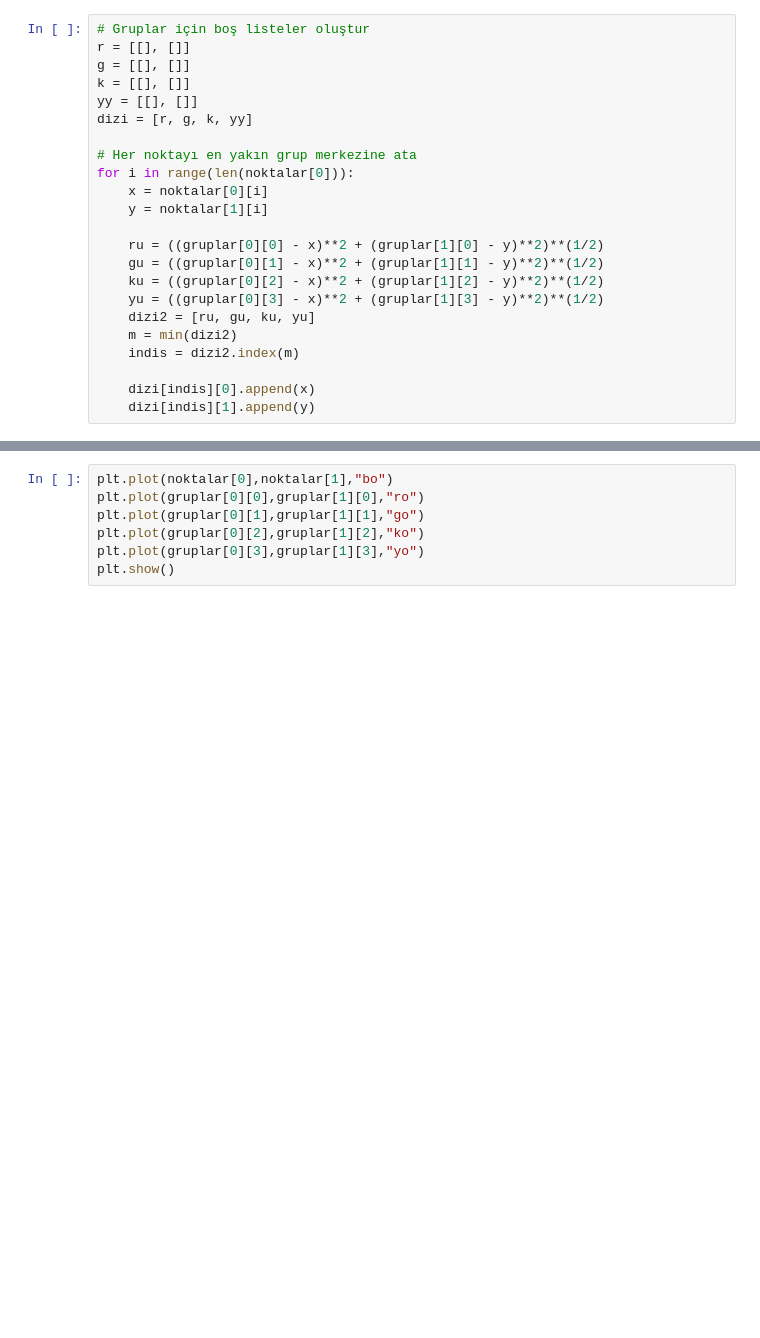
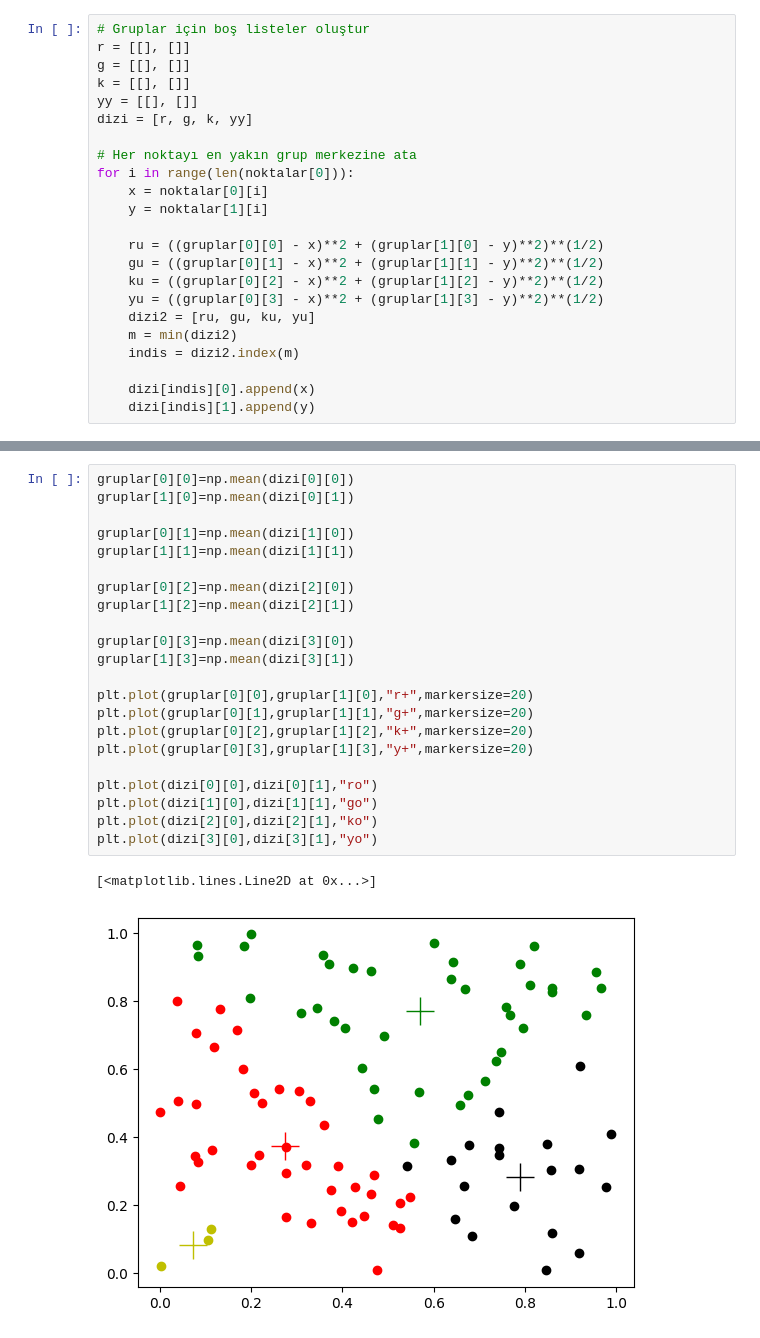
Before and after one commit to OmerFaruk-Celik/YapayZeka, a Jupyter notebook: K-Means.ipynb, the cells around one changed output, grey strips where cells are left out. Saved outputs shown, nothing was run; the diff lists cells and outputs as text; blank space fills up the shorter version.

```diff
--- a/K-Means.ipynb
+++ b/K-Means.ipynb
@@ -61,7 +49,25 @@ plt.plot(dizi[3][0],dizi[3][1],"yo")
 # %%
-plt.plot(noktalar[0],noktalar[1],"bo")
-plt.plot(gruplar[0][0],gruplar[1][0],"ro")
-plt.plot(gruplar[0][1],gruplar[1][1],"go")
-plt.plot(gruplar[0][2],gruplar[1][2],"ko")
-plt.plot(gruplar[0][3],gruplar[1][3],"yo")
-plt.show()
+gruplar[0][0]=np.mean(dizi[0][0])
+gruplar[1][0]=np.mean(dizi[0][1])
+
+gruplar[0][1]=np.mean(dizi[1][0])
+gruplar[1][1]=np.mean(dizi[1][1])
+
+gruplar[0][2]=np.mean(dizi[2][0])
+gruplar[1][2]=np.mean(dizi[2][1])
+
+gruplar[0][3]=np.mean(dizi[3][0])
+gruplar[1][3]=np.mean(dizi[3][1])
+
+plt.plot(gruplar[0][0],gruplar[1][0],"r+",markersize=20)
+plt.plot(gruplar[0][1],gruplar[1][1],"g+",markersize=20)
+plt.plot(gruplar[0][2],gruplar[1][2],"k+",markersize=20)
+plt.plot(gruplar[0][3],gruplar[1][3],"y+",markersize=20)
+
+plt.plot(dizi[0][0],dizi[0][1],"ro")
+plt.plot(dizi[1][0],dizi[1][1],"go")
+plt.plot(dizi[2][0],dizi[2][1],"ko")
+plt.plot(dizi[3][0],dizi[3][1],"yo")
+# %% [output]
+[<matplotlib.lines.Line2D at 0x...>]
+[figure, added]
```
Also changed, not shown: parts of 2 cells of this notebook.
